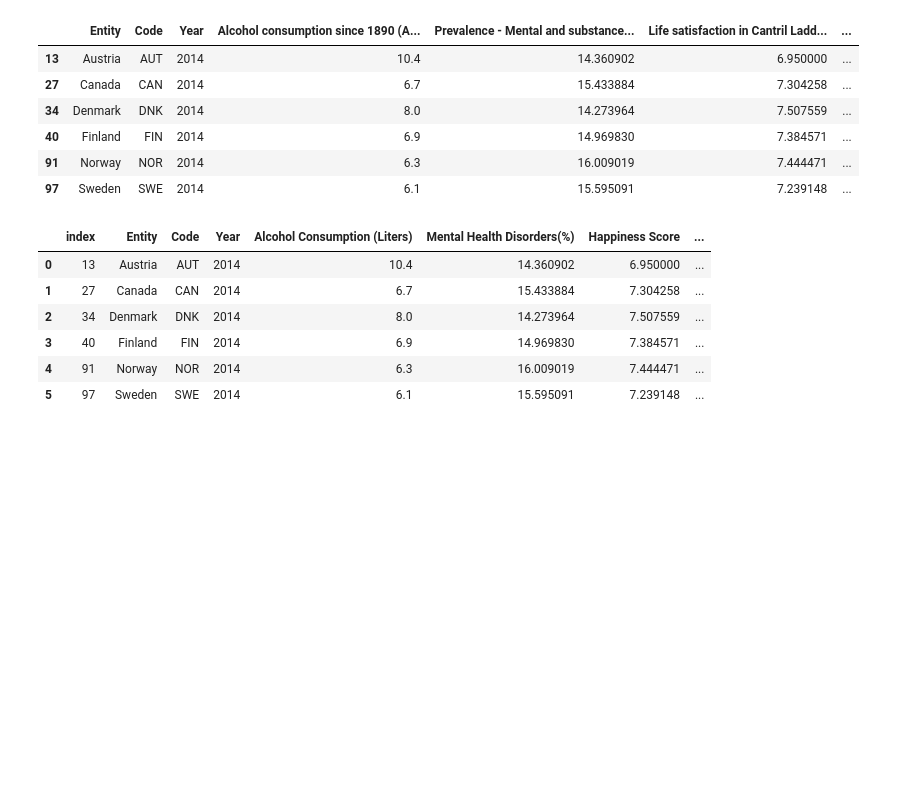
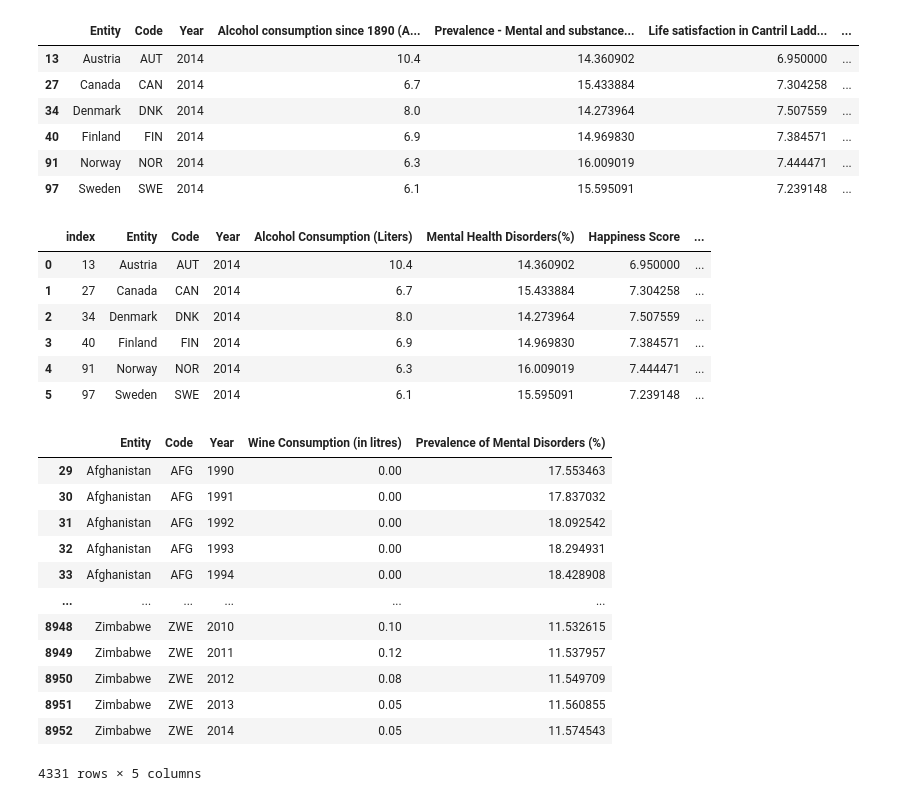
Before and after one commit to reccleston/data-analysis-project-1, a Jupyter notebook: nadia/project-work-nadia.ipynb, the cells around one changed output. Saved outputs shown, nothing was run; the diff lists cells and outputs as text; code cells hidden in the pictures; blank space fills up the shorter version.

```diff
--- a/nadia/project-work-nadia.ipynb
+++ b/nadia/project-work-nadia.ipynb
@@ -143,3 +143,22 @@ renamed_df
 | 3 | 40 | Finland | FIN | 2014 | 6.9 | 14.969830 | 7.384571 | ... |
 | 4 | 91 | Norway | NOR | 2014 | 6.3 | 16.009019 | 7.444471 | ... |
 | 5 | 97 | Sweden | SWE | 2014 | 6.1 | 15.595091 | 7.239148 | ... |
+# %%
+wine_and_mental_health_df = pd.merge(wine_consumption_df, mental_health_data_df, how='outer', on=['Entity', 'Code', 'Year'])
+wine_and_mental_health_df=wine_and_mental_health_df.dropna(axis='rows')
+wine_and_mental_health_df=wine_and_mental_health_df.rename(columns={"Indicator:Alcohol, recorded per capita (15+) consumption (in litres of pure alcohol) - Beverage Types:Wine":"Wine Consumption (in litres)", "Prevalence - Mental and substance use disorders - Sex: Both - Age: Age-standardized (Percent)":"Prevalence of Mental Disorders (%)"})
+wine_and_mental_health_df
+# %% [output]
+|  | Entity | Code | Year | Wine Consumption (in litres) | Prevalence of Mental Disorders (%) |
+| 29 | Afghanistan | AFG | 1990 | 0.00 | 17.553463 |
+| 30 | Afghanistan | AFG | 1991 | 0.00 | 17.837032 |
+| 31 | Afghanistan | AFG | 1992 | 0.00 | 18.092542 |
+| 32 | Afghanistan | AFG | 1993 | 0.00 | 18.294931 |
+| 33 | Afghanistan | AFG | 1994 | 0.00 | 18.428908 |
+| ... | ... | ... | ... | ... | ... |
+| 8948 | Zimbabwe | ZWE | 2010 | 0.10 | 11.532615 |
+| 8949 | Zimbabwe | ZWE | 2011 | 0.12 | 11.537957 |
+| 8950 | Zimbabwe | ZWE | 2012 | 0.08 | 11.549709 |
+| 8951 | Zimbabwe | ZWE | 2013 | 0.05 | 11.560855 |
+| 8952 | Zimbabwe | ZWE | 2014 | 0.05 | 11.574543 |
+4331 rows × 5 columns
```
Also changed, not shown: parts of 5 cells of this notebook.
